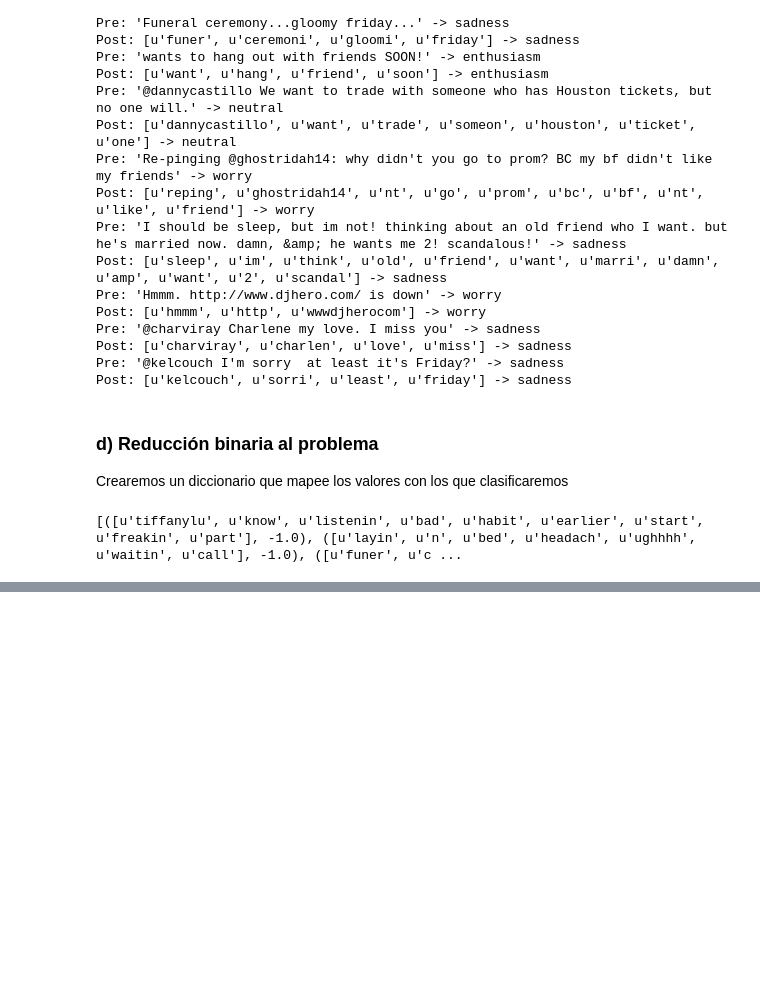
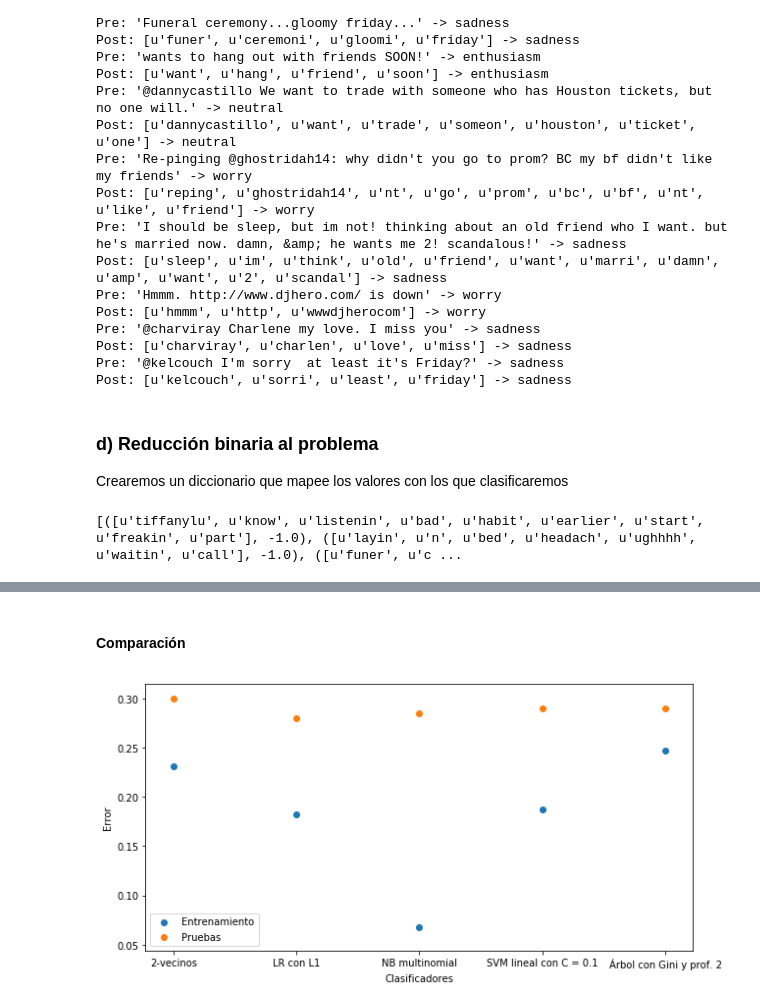
Before and after one commit to TattooeDeer/Tarea-2-ML, a Jupyter notebook: Tarea 2.ipynb, the cells around one changed output, grey strips where cells are left out. Cells and saved outputs as stored; diff of their text form; code cells hidden in the pictures; blank space fills up the shorter version.

```diff
--- a/Tarea 2.ipynb
+++ b/Tarea 2.ipynb
@@ -826,0 +872,7 @@ print(classifier.classify(test_features))
+# %%
+supportVectorMachine = train_model("SVM", C = 0.1, kernel = "linear")
+etr, ets = test_model(supportVectorMachine, X_train, y_train, X_test, y_test)
+training_errors.append(etr)
+test_errors.append(ets)
+classifiers.append("SVM lineal con C = 0.1")
+print_accuracy(etr, ets)
@@ -826,0 +889,7 @@ print(classifier.classify(test_features))
+# %%
+kNNClassifier = train_model("KNN", n_neighbors = 2)
+etr, ets = test_model(kNNClassifier, X_train, y_train, X_test, y_test)
+training_errors.append(etr)
+test_errors.append(ets)
+classifiers.append("2-vecinos")
+print_accuracy(etr, ets)
@@ -826,0 +906,7 @@ print(classifier.classify(test_features))
+# %%
+NaiveBayes = train_model("NB")
+etr, ets = test_model(NaiveBayes, X_train, y_train, X_test, y_test)
+training_errors.append(etr)
+test_errors.append(ets)
+classifiers.append("NB multinomial")
+print_accuracy(etr, ets)
@@ -826,0 +923,7 @@ print(classifier.classify(test_features))
+# %%
+ClassificationTree = train_model("Tree", criterion = "gini", max_depth = 2)
+etr, ets = test_model(ClassificationTree, X_train, y_train, X_test, y_test)
+training_errors.append(etr)
+test_errors.append(ets)
+classifiers.append("Árbol con Gini y prof. 2")
+print_accuracy(etr, ets)
@@ -826,0 +938,13 @@ print(classifier.classify(test_features))
+# %% [markdown]
+#### Comparación
+# %%
+plt.figure(figsize = (10,5))
+plt.scatter(classifiers, training_errors, label = "Entrenamiento")
+plt.scatter(classifiers, test_errors, label = "Pruebas")
+plt.axis("tight")
+plt.xlabel("Clasificadores")
+plt.ylabel("Error")
+plt.legend()
+plt.show()
+# %% [output]
+[figure, added]
```
Also changed, not shown: parts of 25 cells of this notebook.
